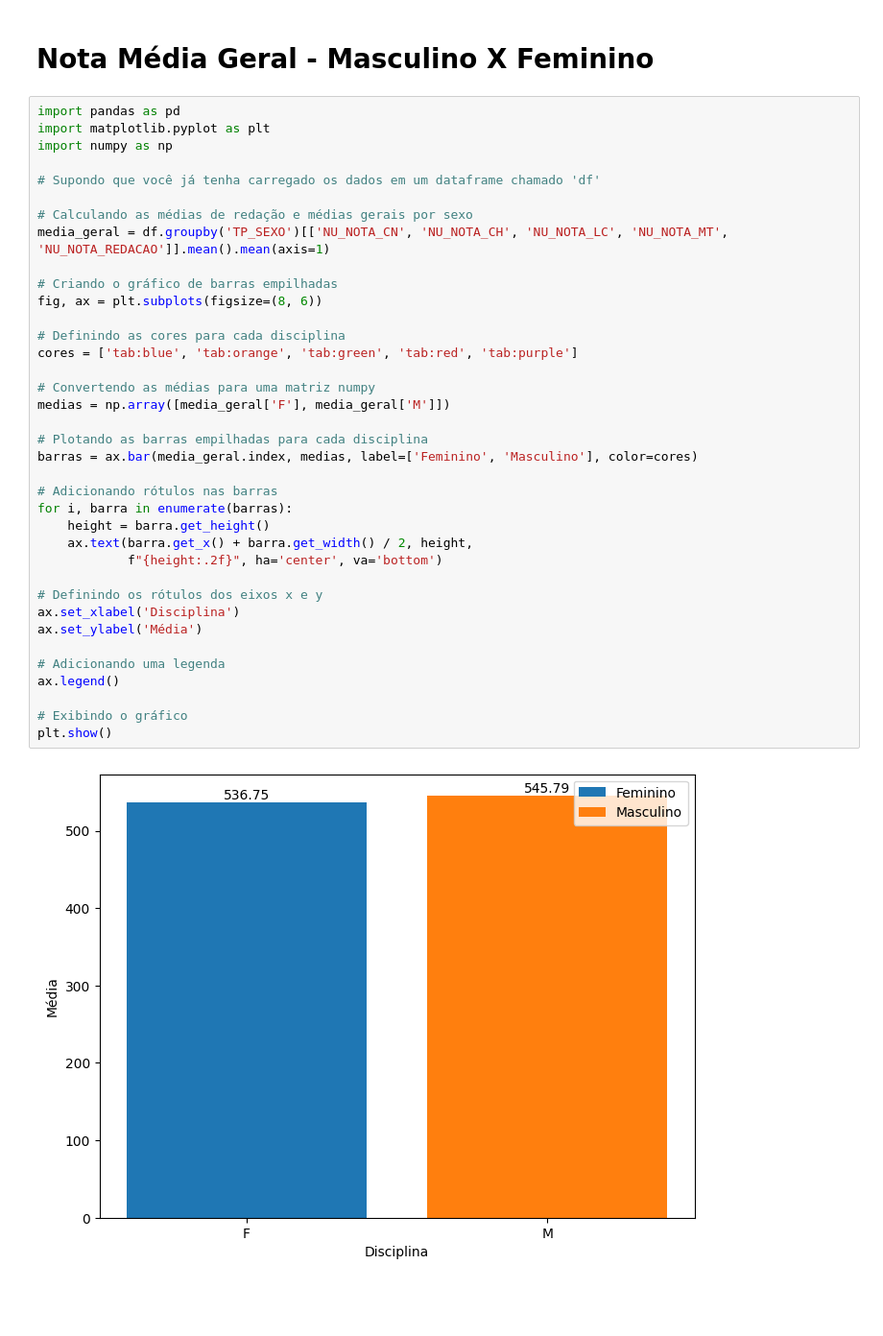
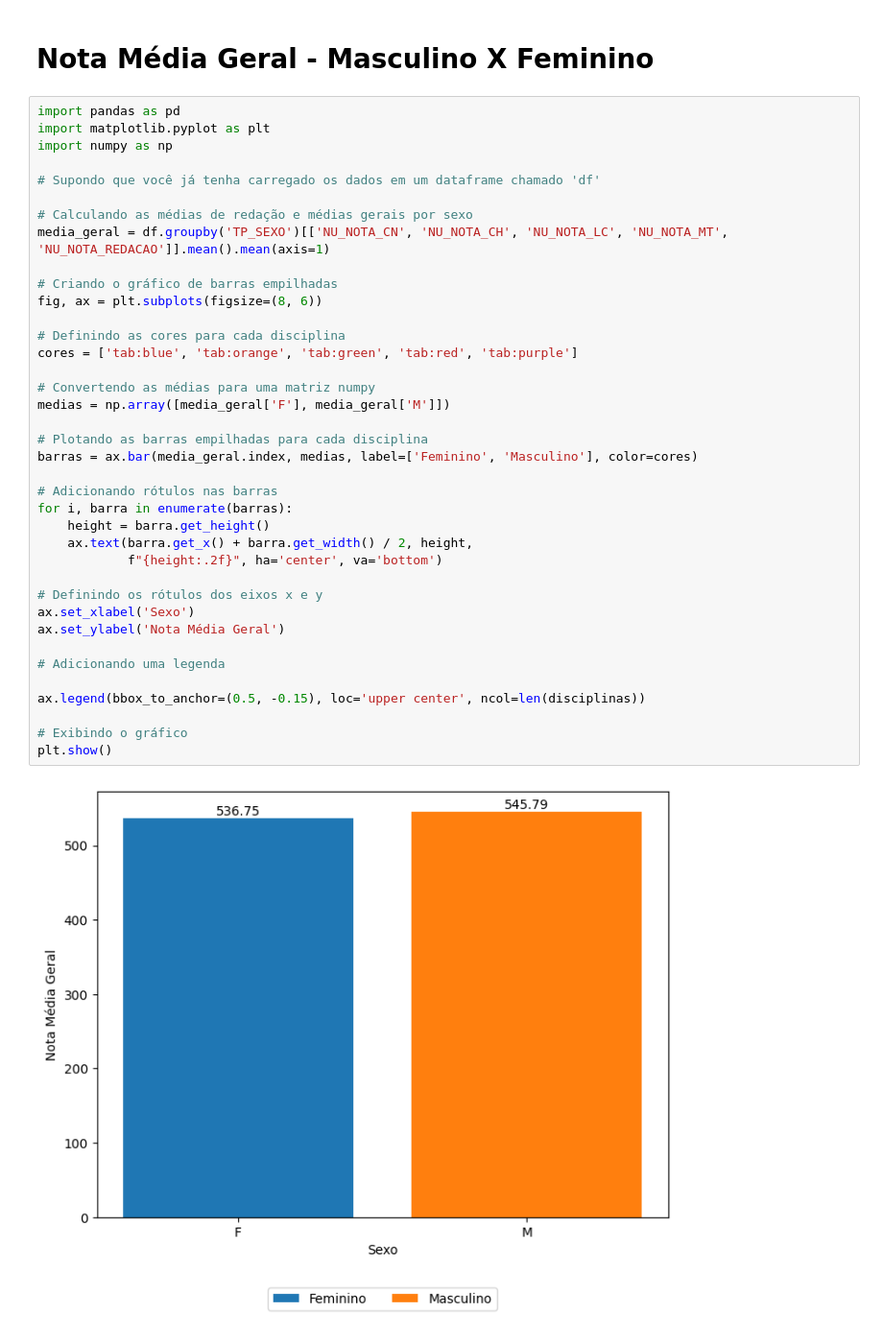
Before and after one commit to allandevbr92/MyResume, a Jupyter notebook: analiseEnem2022.ipynb, the cells around one changed output. Shown: that part at 96% size. Cells and saved outputs as stored; diff of their text form; blank space fills up the shorter version.

```diff
--- a/analiseEnem2022.ipynb
+++ b/analiseEnem2022.ipynb
@@ -59,35 +106,36 @@ import numpy as np
 # Supondo que você já tenha carregado os dados em um dataframe chamado 'df'
 
 # Calculando as médias de redação e médias gerais por sexo
 media_geral = df.groupby('TP_SEXO')[['NU_NOTA_CN', 'NU_NOTA_CH', 'NU_NOTA_LC', 'NU_NOTA_MT', 'NU_NOTA_REDACAO']].mean().mean(axis=1)
 
 # Criando o gráfico de barras empilhadas
 fig, ax = plt.subplots(figsize=(8, 6))
 
 # Definindo as cores para cada disciplina
 cores = ['tab:blue', 'tab:orange', 'tab:green', 'tab:red', 'tab:purple']
 
 # Convertendo as médias para uma matriz numpy
 medias = np.array([media_geral['F'], media_geral['M']])
 
 # Plotando as barras empilhadas para cada disciplina
 barras = ax.bar(media_geral.index, medias, label=['Feminino', 'Masculino'], color=cores)
 
 # Adicionando rótulos nas barras
 for i, barra in enumerate(barras):
     height = barra.get_height()
     ax.text(barra.get_x() + barra.get_width() / 2, height,
             f"{height:.2f}", ha='center', va='bottom')
 
 # Definindo os rótulos dos eixos x e y
-ax.set_xlabel('Disciplina')
-ax.set_ylabel('Média')
+ax.set_xlabel('Sexo')
+ax.set_ylabel('Nota Média Geral')
 
 # Adicionando uma legenda
-ax.legend()
+
+ax.legend(bbox_to_anchor=(0.5, -0.15), loc='upper center', ncol=len(disciplinas))
 
 # Exibindo o gráfico
 plt.show()
 # %% [output]
-[figure, old version]
+[figure, new version]
 # %% [markdown]
```
Also changed, not shown: parts of 9 cells of this notebook.
